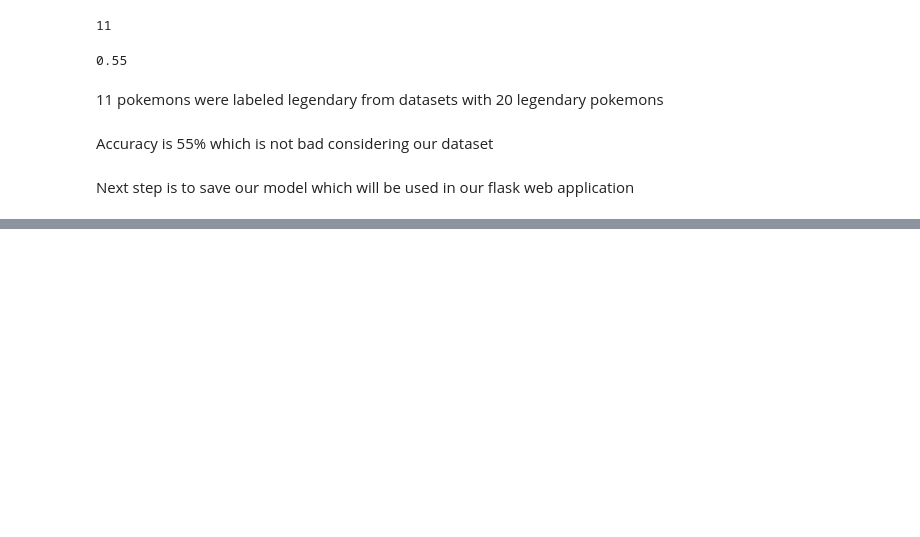
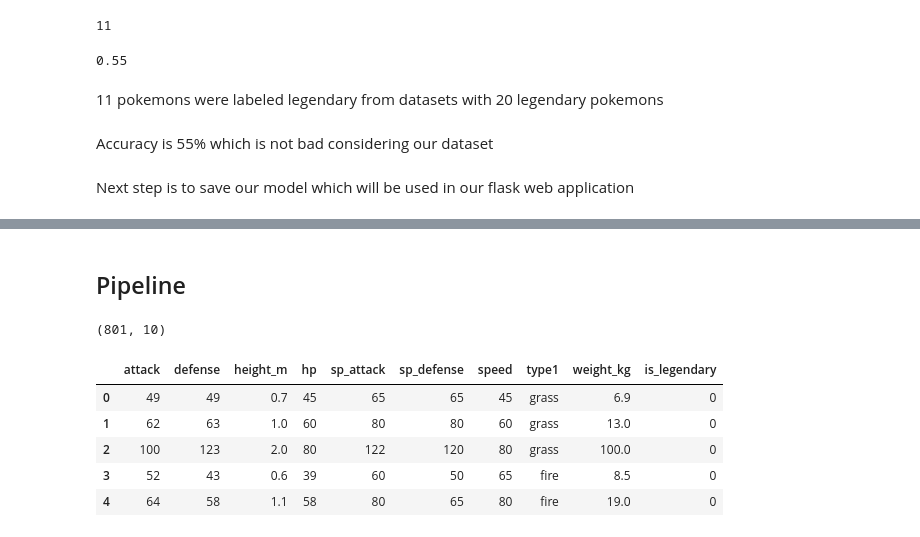
Before and after one commit to darszam/WhatMakesPokemonLegendary, a Jupyter notebook: WhatMakesPokemonLegendary.ipynb, the cells around one changed output, grey strips where cells are left out. Saved outputs shown, nothing was run; the diff lists cells and outputs as text; code cells hidden in the pictures; blank space fills up the shorter version.

Commit message:
Created pipeline and saved it into pickle file

```diff
--- a/WhatMakesPokemonLegendary.ipynb
+++ b/WhatMakesPokemonLegendary.ipynb
@@ -1563,0 +1611,3 @@ Next step is to save our model which will be used in our flask web application
+# %%
+dataset['height_m'].fillna(dataset['height_m'].mean(), inplace=True)
+dataset['weight_kg'].fillna(dataset['weight_kg'].mean(), inplace=True)
@@ -1563,0 +1642,2 @@ Next step is to save our model which will be used in our flask web application
+# %% [markdown]
+## Pipeline
@@ -1563,0 +1651,2 @@ Next step is to save our model which will be used in our flask web application
+# %%
+training_dataset = dataset.copy()
@@ -1563,0 +1656,13 @@ Next step is to save our model which will be used in our flask web application
+# %%
+training_dataset.shape
+# %% [output]
+(801, 10)
+# %%
+training_dataset.head()
+# %% [output]
+|  | attack | defense | height_m | hp | sp_attack | sp_defense | speed | type1 | weight_kg | is_legendary |
+| 0 | 49 | 49 | 0.7 | 45 | 65 | 65 | 45 | grass | 6.9 | 0 |
+| 1 | 62 | 63 | 1.0 | 60 | 80 | 80 | 60 | grass | 13.0 | 0 |
+| 2 | 100 | 123 | 2.0 | 80 | 122 | 120 | 80 | grass | 100.0 | 0 |
+| 3 | 52 | 43 | 0.6 | 39 | 60 | 50 | 65 | fire | 8.5 | 0 |
+| 4 | 64 | 58 | 1.1 | 58 | 80 | 65 | 80 | fire | 19.0 | 0 |
```
Also changed, not shown: parts of 37 cells of this notebook, 1 other file.
